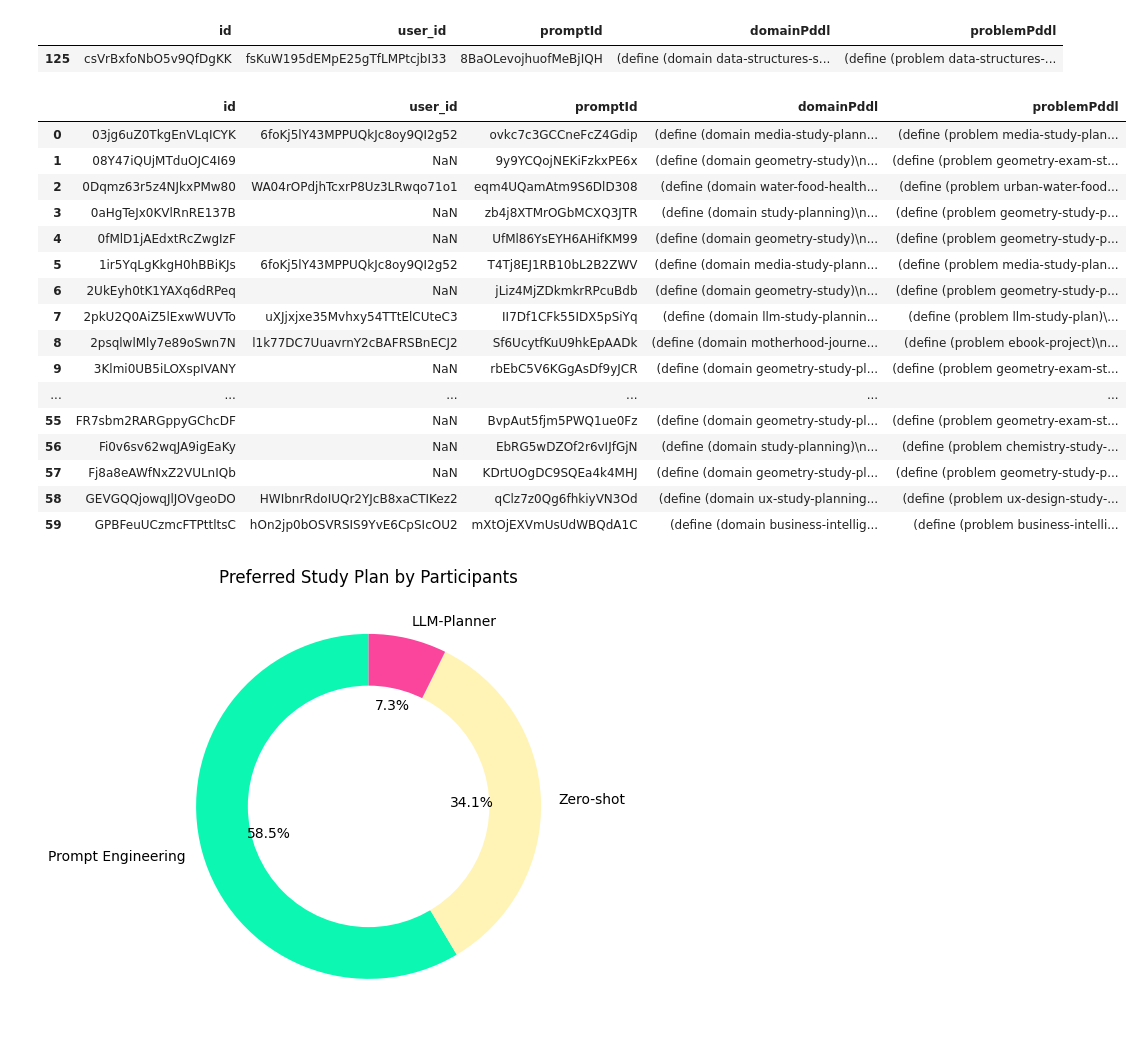
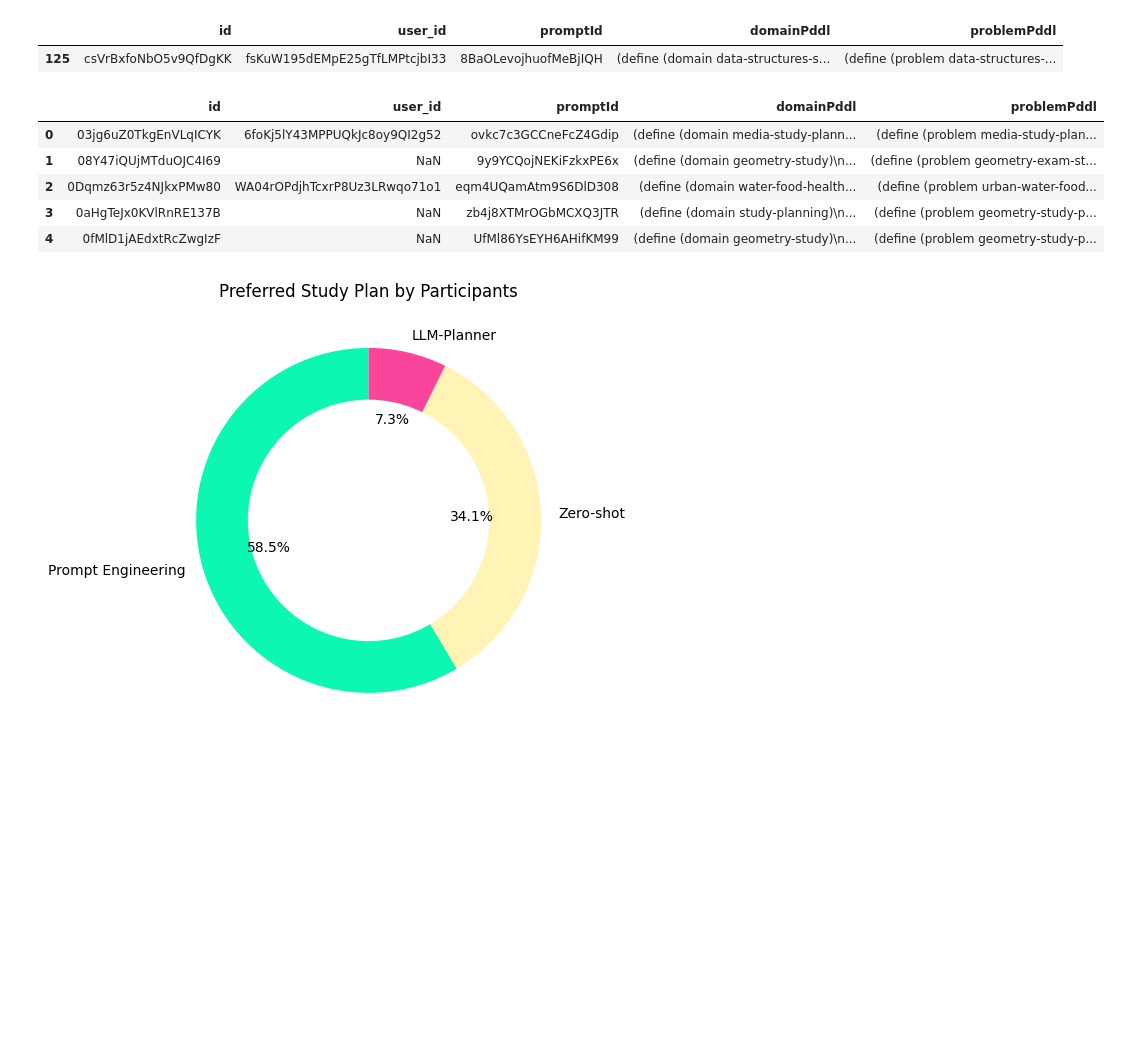
Before and after one commit to mssomie/Athena-analysis, a Jupyter notebook: athena_analysis.ipynb, the cells around one changed output. Saved outputs shown, nothing was run; the diff lists cells and outputs as text; code cells hidden in the pictures; blank space fills up the shorter version.

```diff
--- a/athena_analysis.ipynb
+++ b/athena_analysis.ipynb
@@ -309,25 +302,14 @@ error_plan.head()
 | 125 | csVrBxfoNbO5v9QfDgKK | fsKuW195dEMpE25gTfLMPtcjbI33 | 8BaOLevojhuofMeBjIQH | (define (domain data-structures-s... | (define (problem data-structures-... |
 # %%
 #Investigate PDDLs
-pddls.head(60)
+pddls.head()
 # %% [output]
 |  | id | user_id | promptId | domainPddl | problemPddl |
 | 0 | 03jg6uZ0TkgEnVLqICYK | 6foKj5lY43MPPUQkJc8oy9QI2g52 | ovkc7c3GCCneFcZ4Gdip | (define (domain media-study-plann... | (define (problem media-study-plan... |
 | 1 | 08Y47iQUjMTduOJC4I69 | NaN | 9y9YCQojNEKiFzkxPE6x | (define (domain geometry-study)\n... | (define (problem geometry-exam-st... |
 | 2 | 0Dqmz63r5z4NJkxPMw80 | WA04rOPdjhTcxrP8Uz3LRwqo71o1 | eqm4UQamAtm9S6DlD308 | (define (domain water-food-health... | (define (problem urban-water-food... |
 | 3 | 0aHgTeJx0KVlRnRE137B | NaN | zb4j8XTMrOGbMCXQ3JTR | (define (domain study-planning)\n... | (define (problem geometry-study-p... |
 | 4 | 0fMlD1jAEdxtRcZwgIzF | NaN | UfMl86YsEYH6AHifKM99 | (define (domain geometry-study)\n... | (define (problem geometry-study-p... |
-| 5 | 1ir5YqLgKkgH0hBBiKJs | 6foKj5lY43MPPUQkJc8oy9QI2g52 | T4Tj8EJ1RB10bL2B2ZWV | (define (domain media-study-plann... | (define (problem media-study-plan... |
-| 6 | 2UkEyh0tK1YAXq6dRPeq | NaN | jLiz4MjZDkmkrRPcuBdb | (define (domain geometry-study)\n... | (define (problem geometry-study-p... |
-| 7 | 2pkU2Q0AiZ5lExwWUVTo | uXJjxjxe35Mvhxy54TTtElCUteC3 | II7Df1CFk55IDX5pSiYq | (define (domain llm-study-plannin... | (define (problem llm-study-plan)\... |
-| 8 | 2psqlwlMly7e89oSwn7N | l1k77DC7UuavrnY2cBAFRSBnECJ2 | Sf6UcytfKuU9hkEpAADk | (define (domain motherhood-journe... | (define (problem ebook-project)\n... |
-| 9 | 3Klmi0UB5iLOXspIVANY | NaN | rbEbC5V6KGgAsDf9yJCR | (define (domain geometry-study-pl... | (define (problem geometry-exam-st... |
-| ... | ... | ... | ... | ... | ... |
-| 55 | FR7sbm2RARGppyGChcDF | NaN | BvpAut5fjm5PWQ1ue0Fz | (define (domain geometry-study-pl... | (define (problem geometry-exam-st... |
-| 56 | Fi0v6sv62wqJA9igEaKy | NaN | EbRG5wDZOf2r6vIJfGjN | (define (domain study-planning)\n... | (define (problem chemistry-study-... |
-| 57 | Fj8a8eAWfNxZ2VULnIQb | NaN | KDrtUOgDC9SQEa4k4MHJ | (define (domain geometry-study-pl... | (define (problem geometry-study-p... |
-| 58 | GEVGQQjowqJlJOVgeoDO | HWIbnrRdoIUQr2YJcB8xaCTIKez2 | qClz7z0Qg6fhkiyVN3Od | (define (domain ux-study-planning... | (define (problem ux-design-study-... |
-| 59 | GPBFeuUCzmcFTPttltsC | hOn2jp0bOSVRSIS9YvE6CpSIcOU2 | mXtOjEXVmUsUdWBQdA1C | (define (domain business-intellig... | (define (problem business-intelli... |
 # %%
 # Get value counts
 best_counts = feedback['best_study'].value_counts()
```
Also changed, not shown: parts of 2 cells of this notebook.
